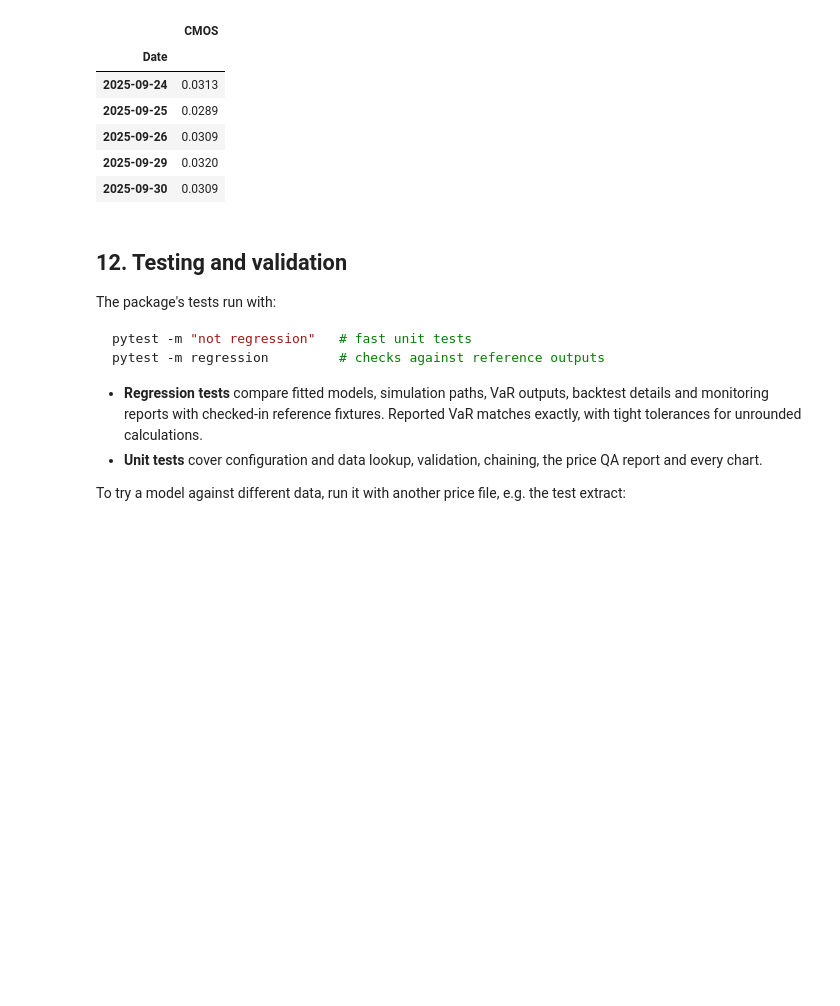
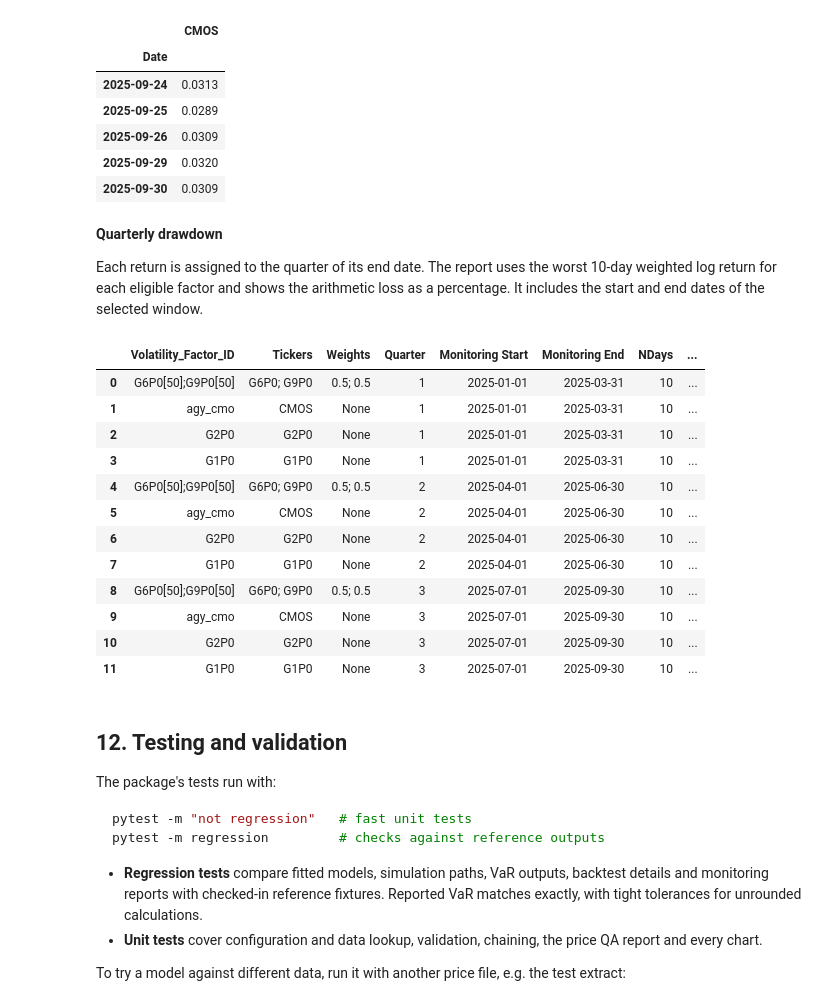
Before and after one commit to arbaizam/VolatilityFactor, a Jupyter notebook: notebooks/ProjectOverview.ipynb, the cells around one changed output. Cells and saved outputs as stored; diff of their text form; code cells hidden in the pictures; blank space fills up the shorter version.

Commit message:
Add quarterly drawdown monitoring and simplify GARCH runs

```diff
--- a/notebooks/ProjectOverview.ipynb
+++ b/notebooks/ProjectOverview.ipynb
@@ -783,6 +756,28 @@ monitoring.shortfall_report("CMOS", periods, quarter=3, ndays=10, nsims=2_000,
 | 2025-09-26 | 0.0309 |
 | 2025-09-29 | 0.0320 |
 | 2025-09-30 | 0.0309 |
+# %% [markdown]
+**Quarterly drawdown**
+
+Each return is assigned to the quarter of its end date. The report uses the worst
+10-day weighted log return for each eligible factor and shows the arithmetic loss
+as a percentage. It includes the start and end dates of the selected window.
+# %%
+monitoring.drawdown_report(periods, quarters=[1, 2, 3], config=cfg)
+# %% [output]
+|  | Volatility_Factor_ID | Tickers | Weights | Quarter | Monitoring Start | Monitoring End | NDays | ... |
+| 0 | G6P0[50];G9P0[50] | G6P0; G9P0 | 0.5; 0.5 | 1 | 2025-01-01 | 2025-03-31 | 10 | ... |
+| 1 | agy_cmo | CMOS | None | 1 | 2025-01-01 | 2025-03-31 | 10 | ... |
+| 2 | G2P0 | G2P0 | None | 1 | 2025-01-01 | 2025-03-31 | 10 | ... |
+| 3 | G1P0 | G1P0 | None | 1 | 2025-01-01 | 2025-03-31 | 10 | ... |
+| 4 | G6P0[50];G9P0[50] | G6P0; G9P0 | 0.5; 0.5 | 2 | 2025-04-01 | 2025-06-30 | 10 | ... |
+| 5 | agy_cmo | CMOS | None | 2 | 2025-04-01 | 2025-06-30 | 10 | ... |
+| 6 | G2P0 | G2P0 | None | 2 | 2025-04-01 | 2025-06-30 | 10 | ... |
+| 7 | G1P0 | G1P0 | None | 2 | 2025-04-01 | 2025-06-30 | 10 | ... |
+| 8 | G6P0[50];G9P0[50] | G6P0; G9P0 | 0.5; 0.5 | 3 | 2025-07-01 | 2025-09-30 | 10 | ... |
+| 9 | agy_cmo | CMOS | None | 3 | 2025-07-01 | 2025-09-30 | 10 | ... |
+| 10 | G2P0 | G2P0 | None | 3 | 2025-07-01 | 2025-09-30 | 10 | ... |
+| 11 | G1P0 | G1P0 | None | 3 | 2025-07-01 | 2025-09-30 | 10 | ... |
 # %% [markdown]
 ## 12. Testing and validation
 
```
Also changed, not shown: parts of 9 cells of this notebook, 12 other files.
